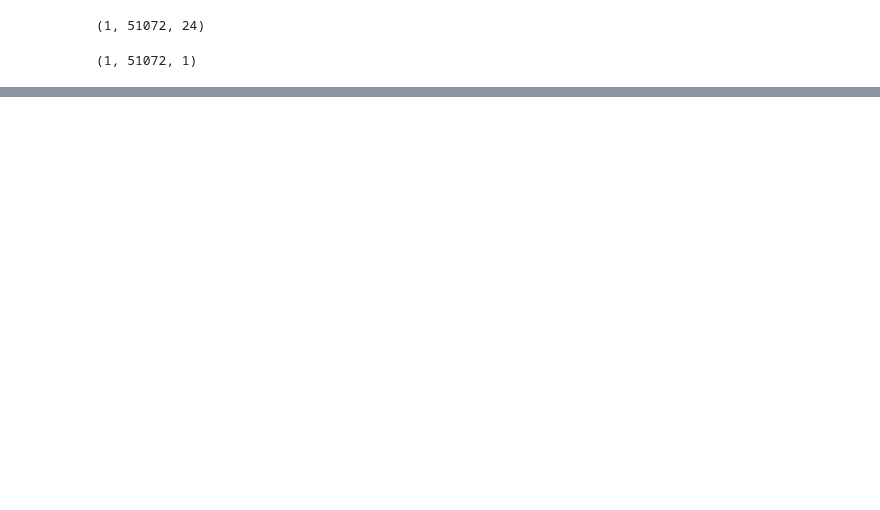
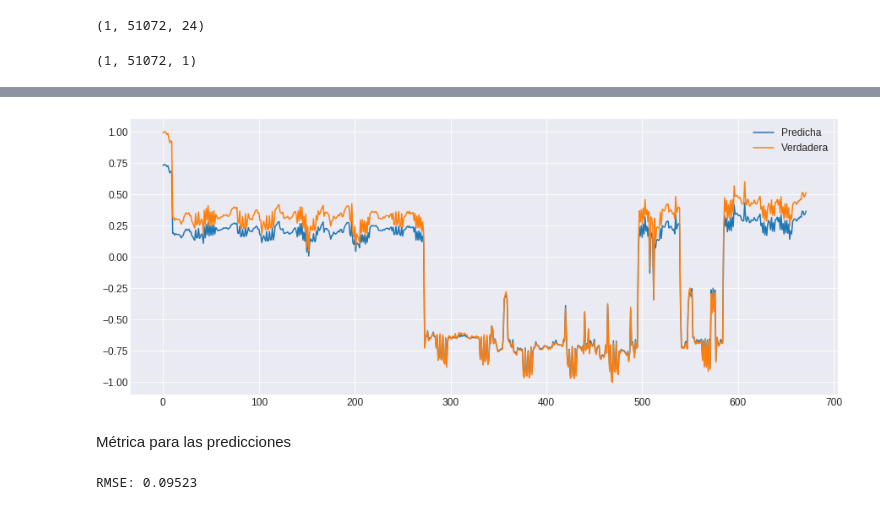
Before and after one commit to rosgori/Pruebas, a Jupyter notebook: competencia/red_keras.ipynb, the cells around one changed output, grey strips where cells are left out. Drawn from its saved outputs; the diff is of its cells as text; code cells hidden in the pictures; blank space fills up the shorter version.

```diff
--- a/competencia/red_keras.ipynb
+++ b/competencia/red_keras.ipynb
@@ -256,3 +227,7 @@ Epoch 42/50
+# %%
+from keras.models import load_model
+
+modelo2 = load_model('primer_modelo.h5', custom_objects = {'smape_error': smape_error})
 # %%
 x_test = test_df.values
 y_test = test_df.consumption.values
@@ -280,7 +257,23 @@ result.shape
 # %%
-num_indice = 50
+num_indice = 8
 
 plt.plot(result[num_indice * 672:(num_indice + 1) * 672], label='Predicha')
 plt.plot(y_test[num_indice * 672:(num_indice + 1) * 672], label='Verdadera')
 plt.legend()
 plt.show()
+# %% [output]
+[figure, added]
+# %% [markdown]
+Métrica para las predicciones
+# %%
+from sklearn.metrics import mean_squared_error
+from math import sqrt
+
+# num = 13
+y_true = y_test[num_indice * 672:(num_indice + 1) * 672]
+y_pred = result[num_indice * 672:(num_indice + 1) * 672]
+mse = mean_squared_error(y_true, y_pred)
+rmse = sqrt(mse)
+print('RMSE: {:.4}'.format(rmse))
+# %% [output]
+RMSE: 0.09523
```
Also changed, not shown: parts of 27 cells of this notebook.
